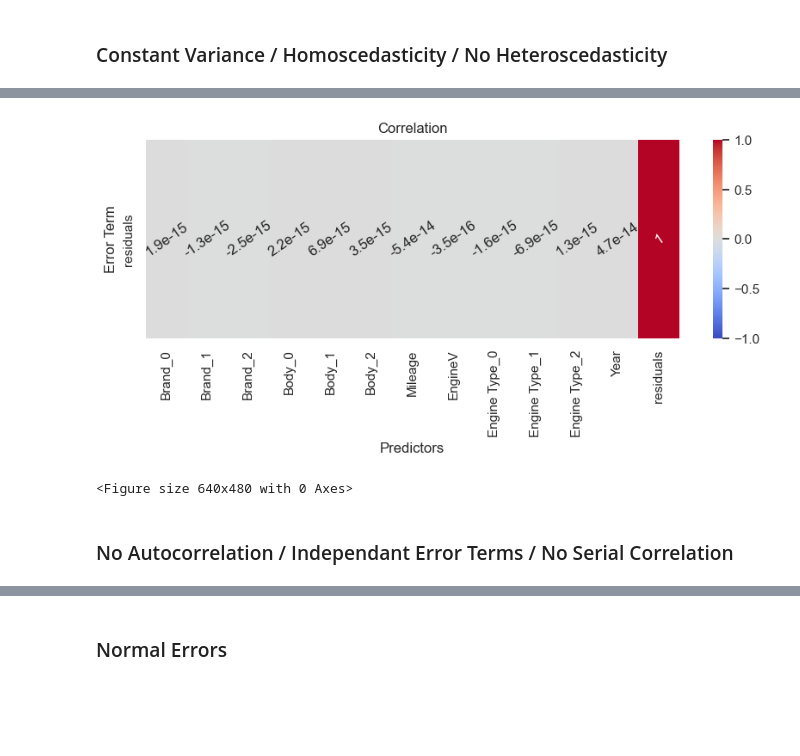
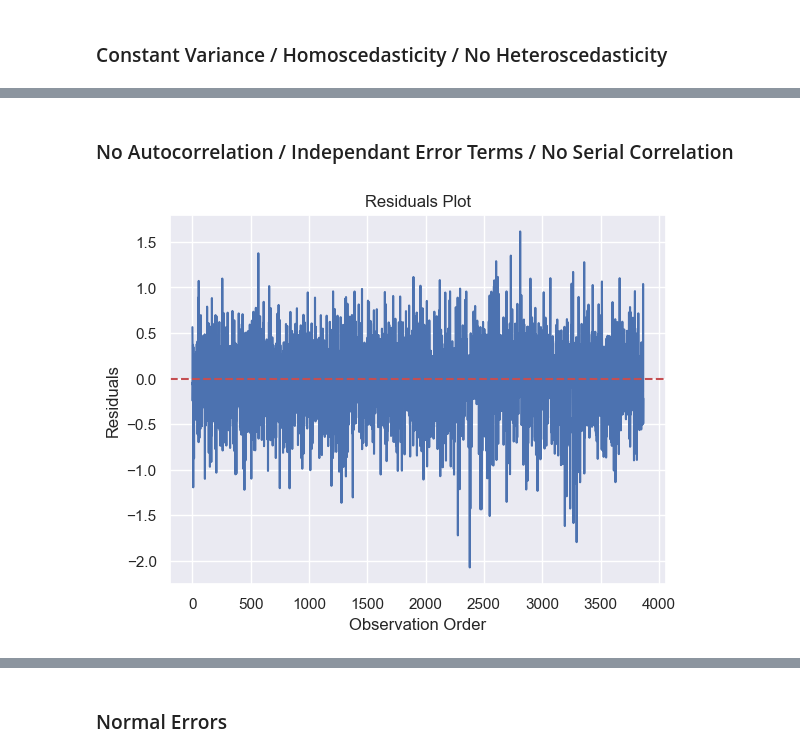
Before and after one commit to aldanajd/Data_Scientist, a Jupyter notebook: Machine Learning/Regression/Cars_price_estimator/Car_price_estimator.ipynb, the cells around one changed output, grey strips where cells are left out. Saved outputs shown, nothing was run; the diff lists cells and outputs as text; code cells hidden in the pictures; blank space fills up the shorter version.

```diff
--- a/Machine Learning/Regression/Cars_price_estimator/Car_price_estimator.ipynb
+++ b/Machine Learning/Regression/Cars_price_estimator/Car_price_estimator.ipynb
@@ -347,21 +372,11 @@ resid_corr
-# %%
-# Heatmap of Numeric Values Only
-plt.figure(figsize=(10,3))
-sns.heatmap(resid_corr,
-            annot=True,
-            cmap='coolwarm',
-            vmin=-1,
-            vmax=1,
-            annot_kws={"rotation": 35}
-)
-
-plt.title('Correlation')
-plt.ylabel('Error Term')
-plt.xlabel('Predictors')
-plt.show()
-plt.clf()
-# %% [output]
-[figure, removed]
-<Figure size 640x480 with 0 Axes>
 # %% [markdown]
 ### No Autocorrelation / Independant Error Terms / No Serial Correlation
+# %%
+plt.plot(residuals)
+plt.axhline(y=0, color='r', linestyle='--')
+plt.title("Residuals Plot")
+plt.xlabel("Observation Order")
+plt.ylabel("Residuals")
+plt.show()
+# %% [output]
+[figure, added]
```
Also changed, not shown: parts of 25 cells of this notebook.
